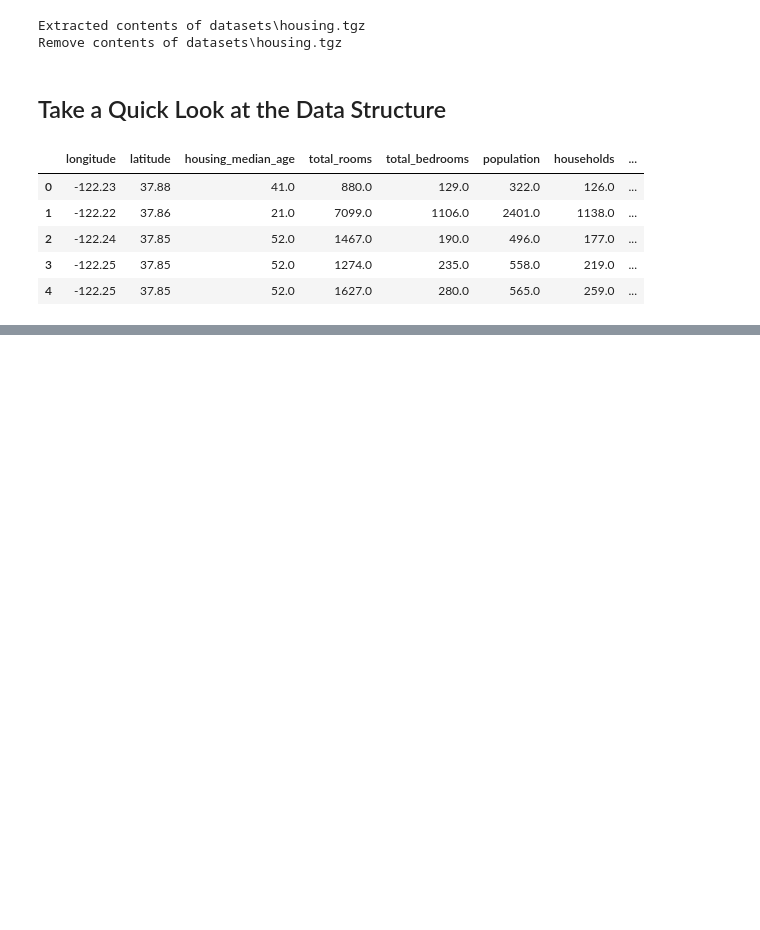
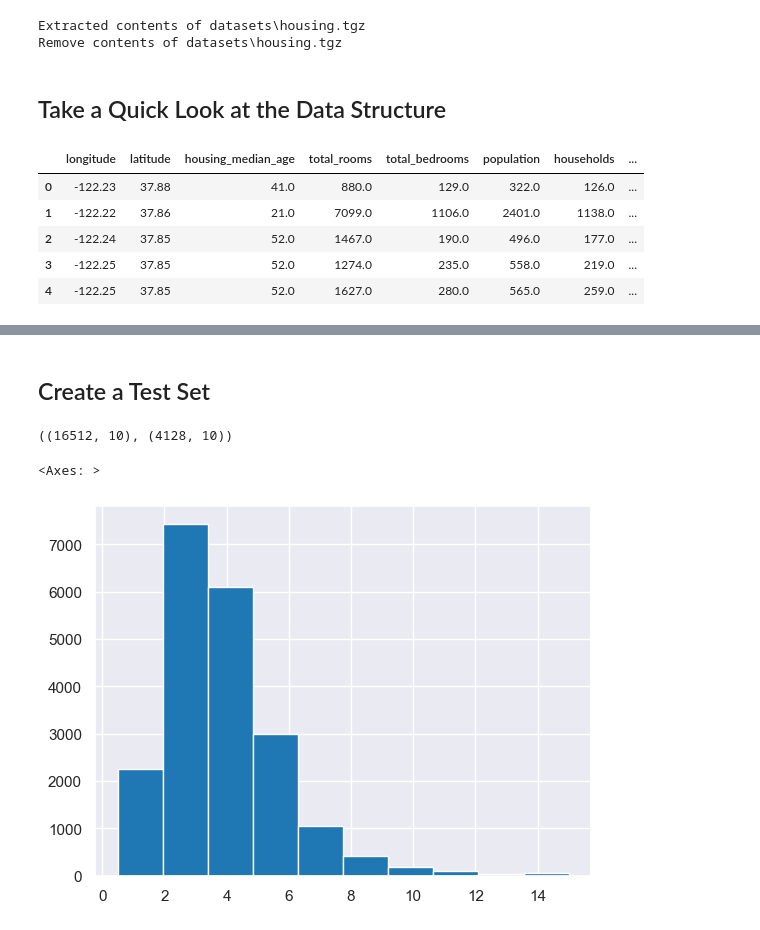
Before and after one commit to BranisGh/Data-Science-Projects, a Jupyter notebook: housing.ipynb, the cells around one changed output, grey strips where cells are left out. Drawn from its saved outputs; the diff is of its cells as text; code cells hidden in the pictures; blank space fills up the shorter version.

```diff
--- a/housing.ipynb
+++ b/housing.ipynb
@@ -63,0 +125,2 @@ houssing.head(5)
+# %% [markdown]
+## Create a Test Set
@@ -63,0 +138,10 @@ houssing.head(5)
+# %%
+train_data.shape, test_data.shape
+# %% [output]
+((16512, 10), (4128, 10))
+# %%
+housing["median_income"].hist()
+# sns.histplot(data=housing, x='median_income', bins=15)
+# %% [output]
+<Axes: >
+[figure, added]
```
Also changed, not shown: parts of 20 cells of this notebook.
